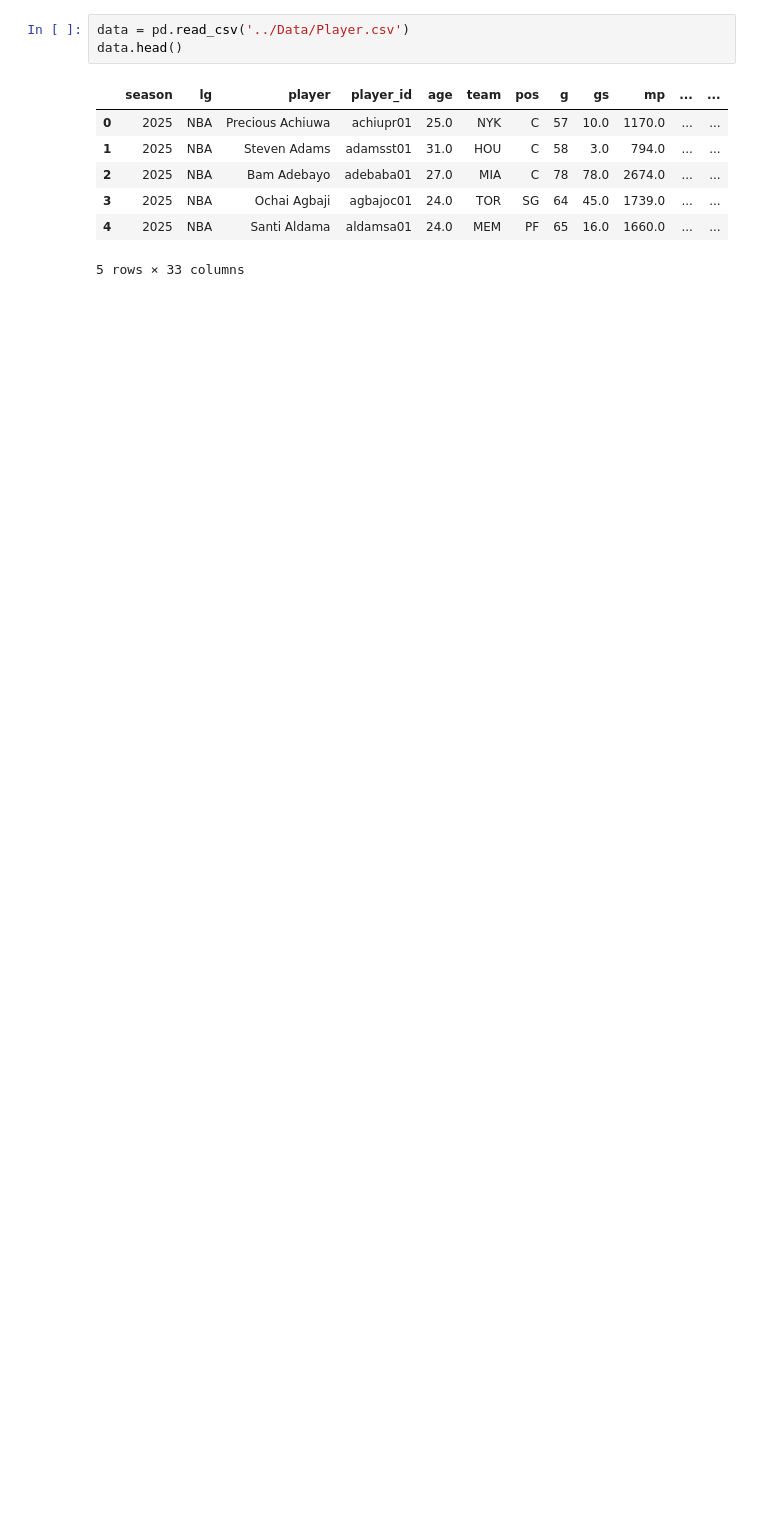
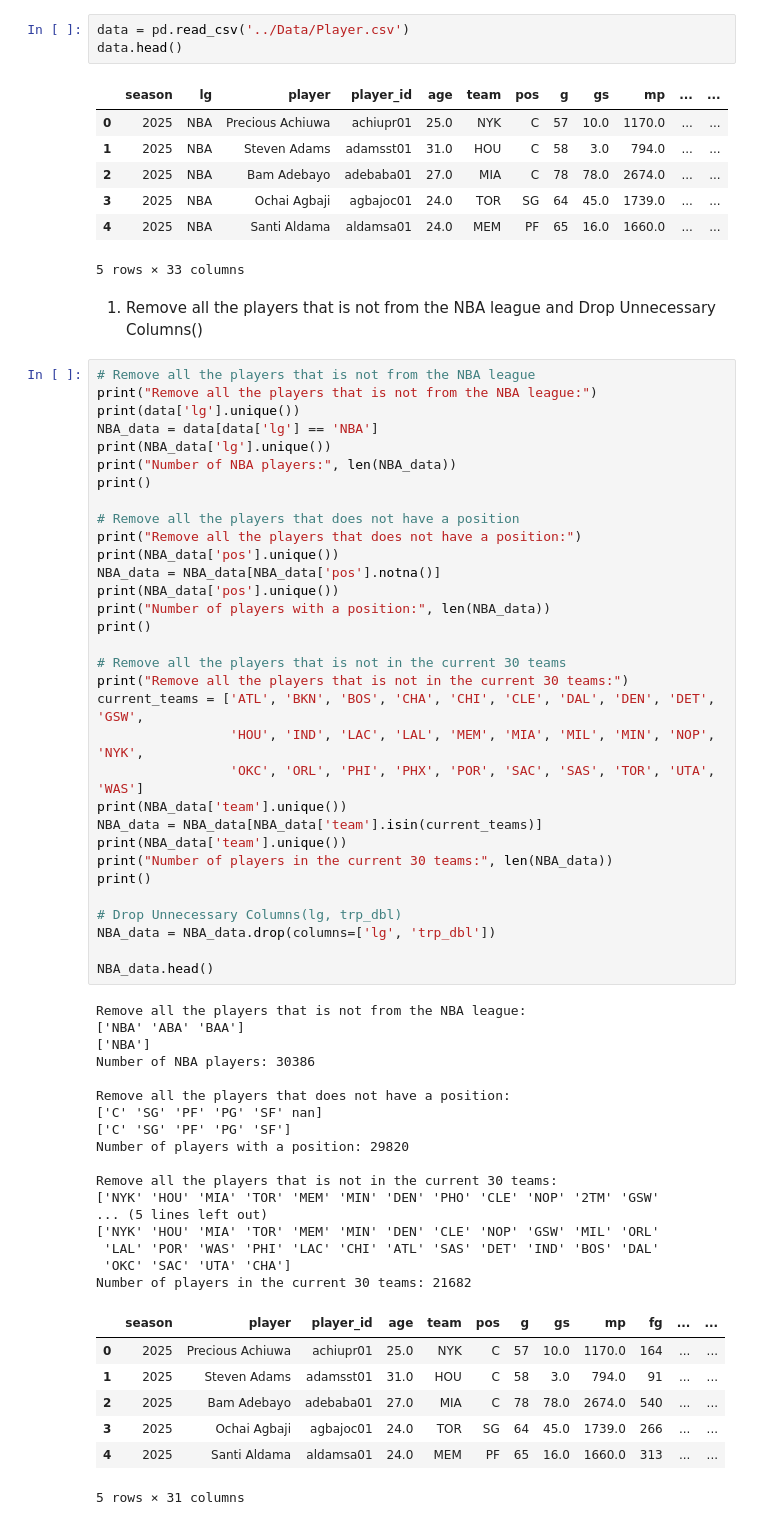
Before and after one commit to Leon-CYL/NBA-Dashboard, a Jupyter notebook: Data-Analysis/data-analysis.ipynb, the cells around one changed output. Saved outputs shown, nothing was run; the diff lists cells and outputs as text; blank space fills up the shorter version.

```diff
--- a/Data-Analysis/data-analysis.ipynb
+++ b/Data-Analysis/data-analysis.ipynb
@@ -14,3 +14,62 @@ data.head()
 | 3 | 2025 | NBA | Ochai Agbaji | agbajoc01 | 24.0 | TOR | SG | 64 | 45.0 | 1739.0 | ... | ... |
 | 4 | 2025 | NBA | Santi Aldama | aldamsa01 | 24.0 | MEM | PF | 65 | 16.0 | 1660.0 | ... | ... |
 5 rows × 33 columns
+# %% [markdown]
+1. Remove all the players that is not from the NBA league and Drop Unnecessary Columns()
+# %%
+# Remove all the players that is not from the NBA league
+print("Remove all the players that is not from the NBA league:")
+print(data['lg'].unique())
+NBA_data = data[data['lg'] == 'NBA']
+print(NBA_data['lg'].unique())
+print("Number of NBA players:", len(NBA_data))
+print()
+
+# Remove all the players that does not have a position
+print("Remove all the players that does not have a position:")
+print(NBA_data['pos'].unique())
+NBA_data = NBA_data[NBA_data['pos'].notna()]
+print(NBA_data['pos'].unique())
+print("Number of players with a position:", len(NBA_data))
+print()
+
+# Remove all the players that is not in the current 30 teams
+print("Remove all the players that is not in the current 30 teams:")
+current_teams = ['ATL', 'BKN', 'BOS', 'CHA', 'CHI', 'CLE', 'DAL', 'DEN', 'DET', 'GSW',
+                 'HOU', 'IND', 'LAC', 'LAL', 'MEM', 'MIA', 'MIL', 'MIN', 'NOP', 'NYK',
+                 'OKC', 'ORL', 'PHI', 'PHX', 'POR', 'SAC', 'SAS', 'TOR', 'UTA', 'WAS']
+print(NBA_data['team'].unique())
+NBA_data = NBA_data[NBA_data['team'].isin(current_teams)]
+print(NBA_data['team'].unique())
+print("Number of players in the current 30 teams:", len(NBA_data))
+print()
+
+# Drop Unnecessary Columns(lg, trp_dbl)
+NBA_data = NBA_data.drop(columns=['lg', 'trp_dbl'])
+
+NBA_data.head()
+# %% [output]
+Remove all the players that is not from the NBA league:
+['NBA' 'ABA' 'BAA']
+['NBA']
+Number of NBA players: 30386
+
+Remove all the players that does not have a position:
+['C' 'SG' 'PF' 'PG' 'SF' nan]
+['C' 'SG' 'PF' 'PG' 'SF']
+Number of players with a position: 29820
+
+Remove all the players that is not in the current 30 teams:
+['NYK' 'HOU' 'MIA' 'TOR' 'MEM' 'MIN' 'DEN' 'PHO' 'CLE' 'NOP' '2TM' 'GSW'
+... (5 lines left out)
+['NYK' 'HOU' 'MIA' 'TOR' 'MEM' 'MIN' 'DEN' 'CLE' 'NOP' 'GSW' 'MIL' 'ORL'
+ 'LAL' 'POR' 'WAS' 'PHI' 'LAC' 'CHI' 'ATL' 'SAS' 'DET' 'IND' 'BOS' 'DAL'
+ 'OKC' 'SAC' 'UTA' 'CHA']
+Number of players in the current 30 teams: 21682
+|  | season | player | player_id | age | team | pos | g | gs | mp | fg | ... | ... |
+| 0 | 2025 | Precious Achiuwa | achiupr01 | 25.0 | NYK | C | 57 | 10.0 | 1170.0 | 164 | ... | ... |
+| 1 | 2025 | Steven Adams | adamsst01 | 31.0 | HOU | C | 58 | 3.0 | 794.0 | 91 | ... | ... |
+| 2 | 2025 | Bam Adebayo | adebaba01 | 27.0 | MIA | C | 78 | 78.0 | 2674.0 | 540 | ... | ... |
+| 3 | 2025 | Ochai Agbaji | agbajoc01 | 24.0 | TOR | SG | 64 | 45.0 | 1739.0 | 266 | ... | ... |
+| 4 | 2025 | Santi Aldama | aldamsa01 | 24.0 | MEM | PF | 65 | 16.0 | 1660.0 | 313 | ... | ... |
+5 rows × 31 columns
```
Also changed, not shown: parts of 4 cells of this notebook.
